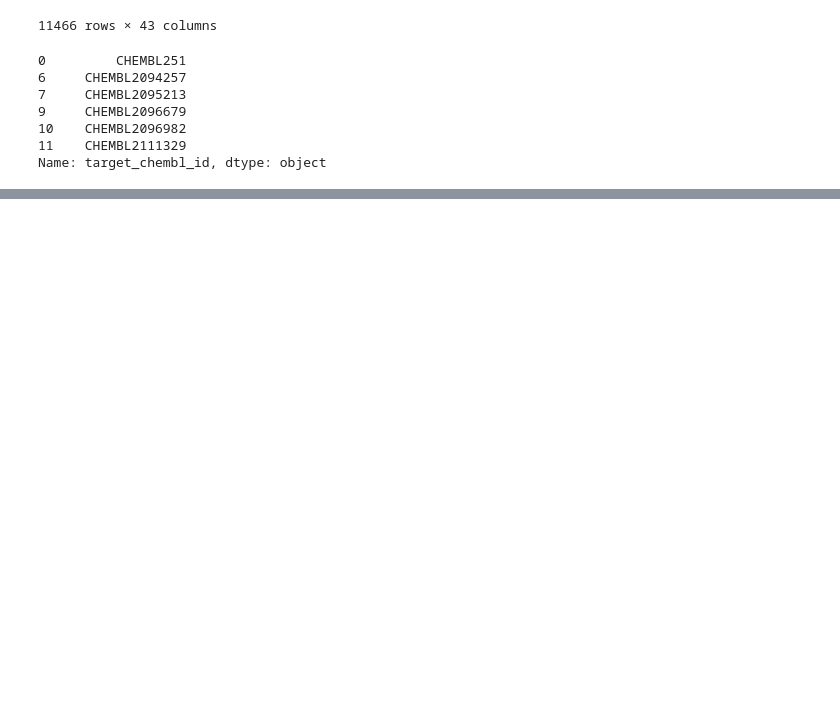
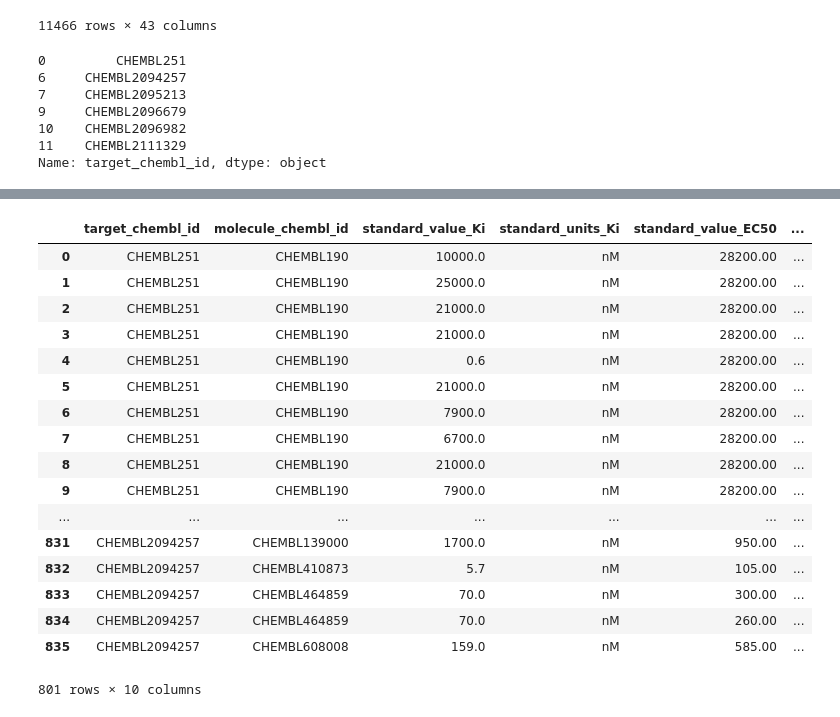
Before and after one commit to ToHanwei/some_assist, a Jupyter notebook: Download_from_chembl/chembl_download_ligand_info.ipynb, the cells around one changed output, grey strips where cells are left out. Drawn from its saved outputs; the diff is of its cells as text; code cells hidden in the pictures; blank space fills up the shorter version.

```diff
--- a/Download_from_chembl/chembl_download_ligand_info.ipynb
+++ b/Download_from_chembl/chembl_download_ligand_info.ipynb
@@ -146,0 +209,2 @@ print(compud_df)
+# %%
+ki_ec50_none = ki_ec50_none.astype({'standard_value_Ki':float, 'standard_value_EC50':float})
@@ -146,0 +223,25 @@ print(compud_df)
+# %%
+ki_ec50_none['standard_value_pKi'] = 9-np.log10(ki_ec50_none['standard_value_Ki'])
+# %%
+ki_ec50_none['standard_value_pEC50'] = 9-np.log10(ki_ec50_none['standard_value_EC50'])
+# %%
+ki_ec50_none
+# %% [output]
+|  | target_chembl_id | molecule_chembl_id | standard_value_Ki | standard_units_Ki | standard_value_EC50 | ... |
+| 0 | CHEMBL251 | CHEMBL190 | 10000.0 | nM | 28200.00 | ... |
+| 1 | CHEMBL251 | CHEMBL190 | 25000.0 | nM | 28200.00 | ... |
+| 2 | CHEMBL251 | CHEMBL190 | 21000.0 | nM | 28200.00 | ... |
+| 3 | CHEMBL251 | CHEMBL190 | 21000.0 | nM | 28200.00 | ... |
+| 4 | CHEMBL251 | CHEMBL190 | 0.6 | nM | 28200.00 | ... |
+| 5 | CHEMBL251 | CHEMBL190 | 21000.0 | nM | 28200.00 | ... |
+| 6 | CHEMBL251 | CHEMBL190 | 7900.0 | nM | 28200.00 | ... |
+| 7 | CHEMBL251 | CHEMBL190 | 6700.0 | nM | 28200.00 | ... |
+| 8 | CHEMBL251 | CHEMBL190 | 21000.0 | nM | 28200.00 | ... |
+| 9 | CHEMBL251 | CHEMBL190 | 7900.0 | nM | 28200.00 | ... |
+| ... | ... | ... | ... | ... | ... | ... |
+| 831 | CHEMBL2094257 | CHEMBL139000 | 1700.0 | nM | 950.00 | ... |
+| 832 | CHEMBL2094257 | CHEMBL410873 | 5.7 | nM | 105.00 | ... |
+| 833 | CHEMBL2094257 | CHEMBL464859 | 70.0 | nM | 300.00 | ... |
+| 834 | CHEMBL2094257 | CHEMBL464859 | 70.0 | nM | 260.00 | ... |
+| 835 | CHEMBL2094257 | CHEMBL608008 | 159.0 | nM | 585.00 | ... |
+801 rows × 10 columns
```
Also changed, not shown: parts of 28 cells of this notebook, 8 other files.
